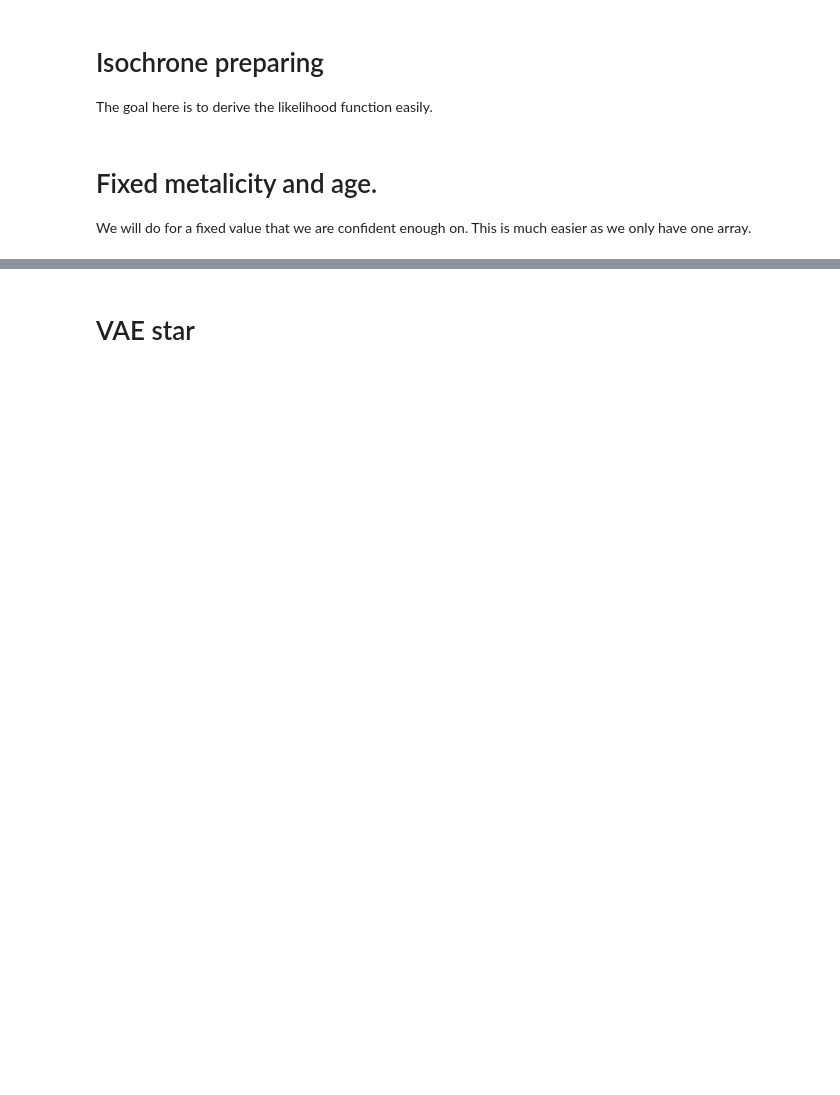
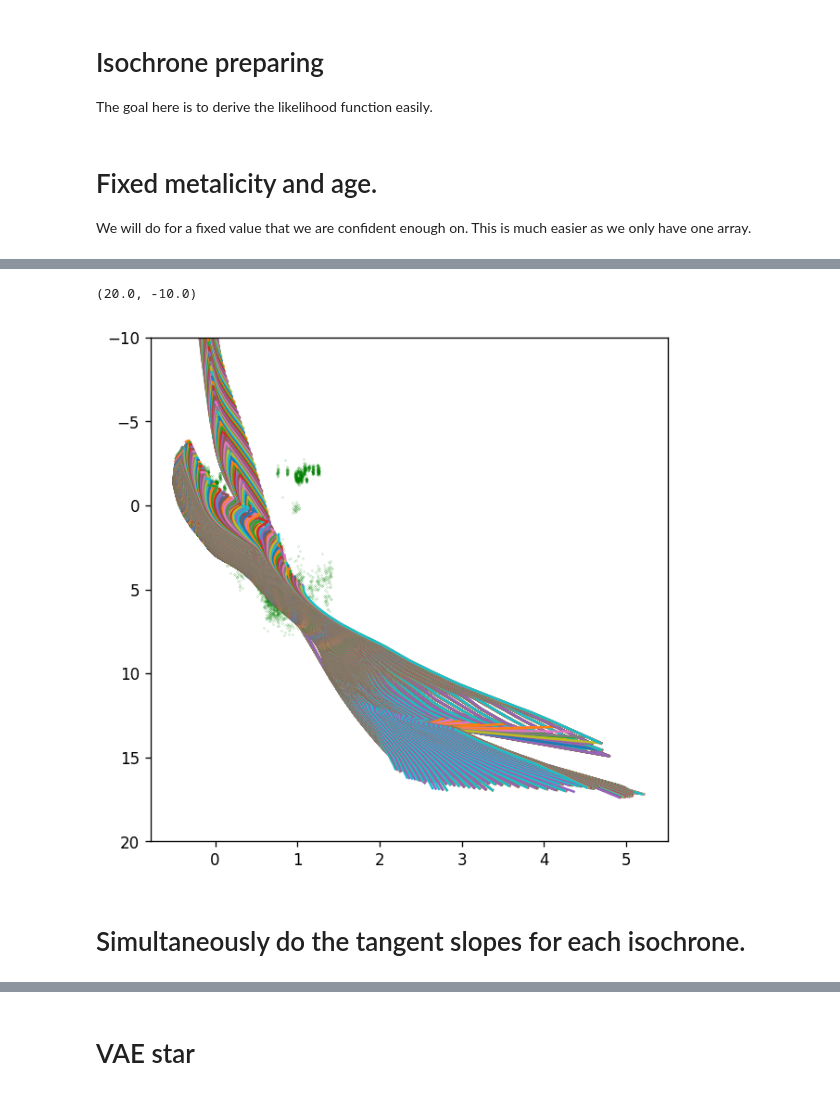
Before and after one commit to ocallam6/VaeStar, a Jupyter notebook: data_prep.ipynb, the cells around one changed output, grey strips where cells are left out. Drawn from its saved outputs; the diff is of its cells as text; code cells hidden in the pictures; blank space fills up the shorter version.

```diff
--- a/data_prep.ipynb
+++ b/data_prep.ipynb
@@ -237,0 +240,9 @@ plt.ylim(8, -3)
+# %%
+massgrid = 10*np.linspace(np.log10(0.1),np.log10(10), 1000)
+logagegrid = np.linspace(5,10.3,105)
+fehgrid = np.linspace(-4,0.5,90)
+dfs=[]
+for feh in fehgrid:
+    for lage in logagegrid:
+        iso = pd.DataFrame(ii(massgrid, lage, feh))
+        dfs.append(iso[iso['phase']==0].reset_index(drop=True))
@@ -237,0 +287,14 @@ plt.ylim(8, -3)
+# %%
+fig = plt.figure(figsize=(6, 6), dpi=120)
+for isochrone in dfs:
+    plt.plot(isochrone['Gaia_BP_EDR3']-isochrone['Gaia_RP_EDR3'], isochrone['Gaia_G_EDR3'],
+                    )
+
+
+plt.scatter(resampled_x['bp_rp']-0.65,resampled_x['G']-1.1,color='g',s=0.01)
+plt.ylim(20, -10)
+# %% [output]
+(20.0, -10.0)
+[figure, added]
+# %% [markdown]
+# Simultaneously do the tangent slopes for each isochrone.
```
Also changed, not shown: parts of 23 cells of this notebook, 1 other file.
